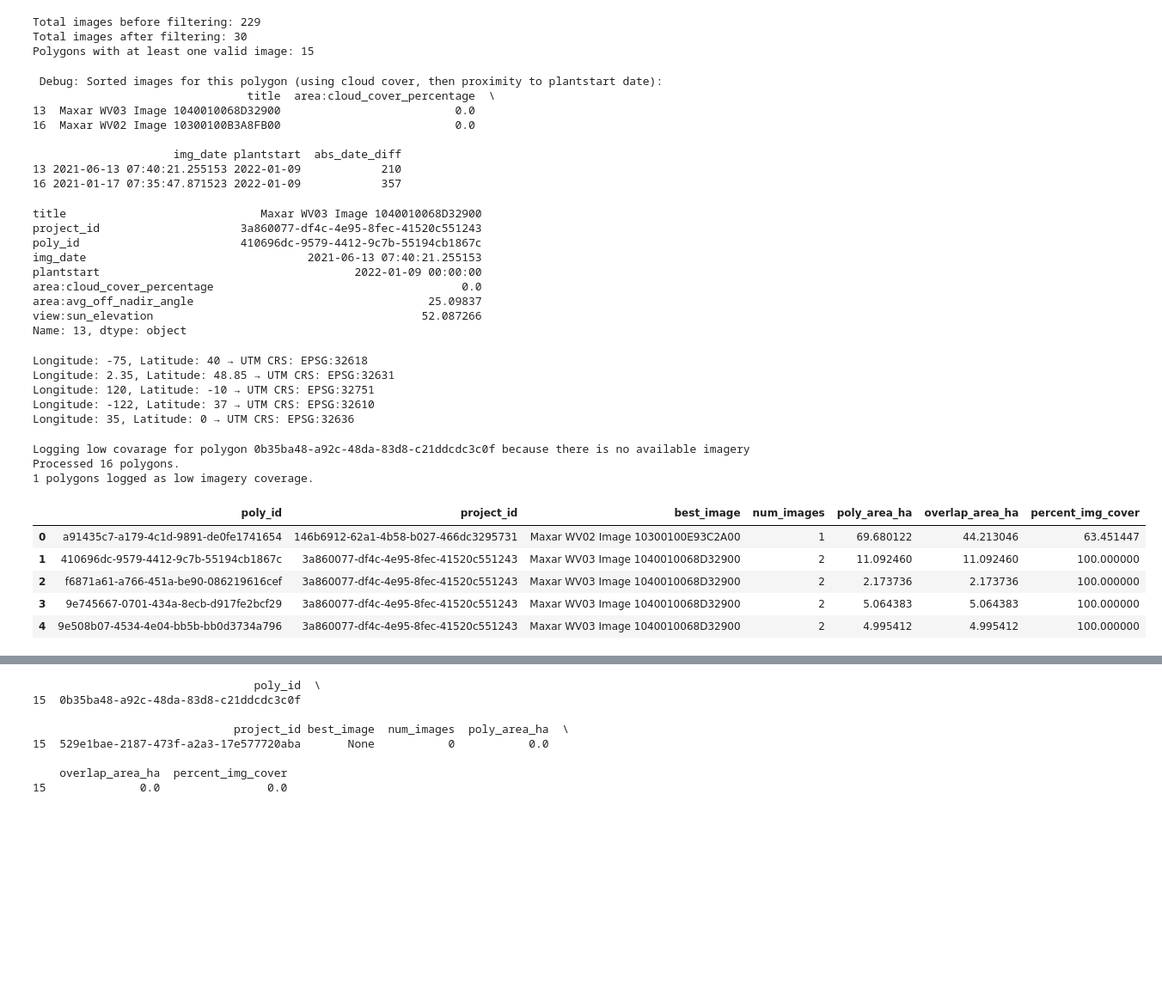
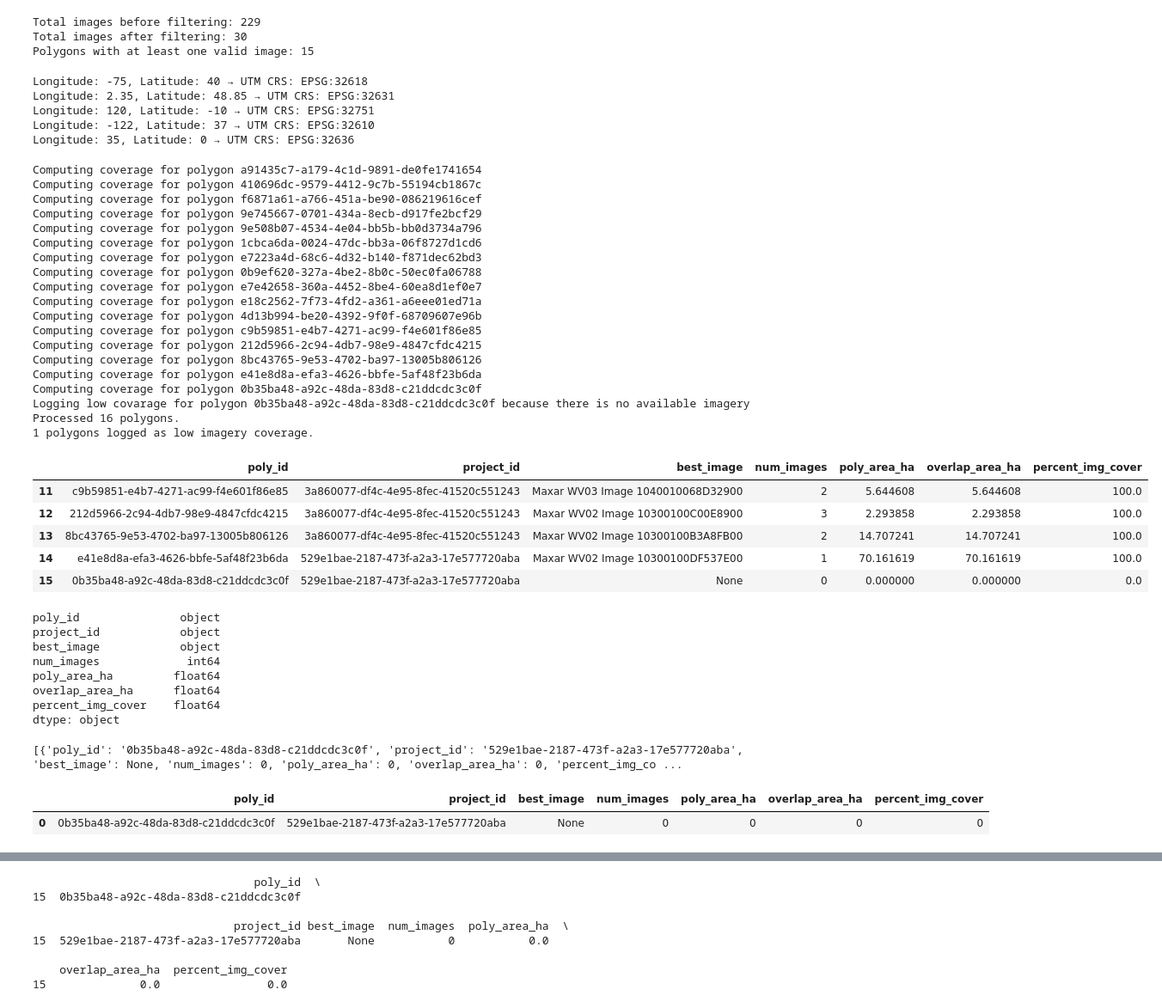
Before and after one commit to wri/decision-tree, a Jupyter notebook: notebooks/maxar_img_avail_SCRATCH_NEW.ipynb, the cells around one changed output, grey strips where cells are left out. Shown at 86% size. Drawn from its saved outputs; the diff is of its cells as text; code cells hidden in the pictures; blank space fills up the shorter version.

Commit message:
Finished testing full process of loading & preprocessing data, merging and filtering polygon + image data, and computing the % imagery coverage per polygon.

```diff
--- a/notebooks/maxar_img_avail_SCRATCH_NEW.ipynb
+++ b/notebooks/maxar_img_avail_SCRATCH_NEW.ipynb
@@ -504,32 +515,6 @@ img_gdf_filtered = filter_images(merged_gdf, filters, debug=True)
 Total images before filtering: 229
 Total images after filtering: 30
 Polygons with at least one valid image: 15
-# %%
-# Manually get images for a polygon
-example_best_image = get_best_image(example_poly_images, debug=True)
-# %% [output]
- Debug: Sorted images for this polygon (using cloud cover, then proximity to plantstart date):
-                                title  area:cloud_cover_percentage  \
-13  Maxar WV03 Image 1040010068D32900                          0.0
-16  Maxar WV02 Image 10300100B3A8FB00                          0.0
-
-                     img_date plantstart  abs_date_diff
-13 2021-06-13 07:40:21.255153 2022-01-09            210
-16 2021-01-17 07:35:47.871523 2022-01-09            357
-# %%
-# Test get_best_image to make sure sorting works correctly
-example_best_image[['title', 'project_id', 'poly_id', 'img_date', 'plantstart', 'area:cloud_cover_percentage',
-            'area:avg_off_nadir_angle', 'view:sun_elevation']]
-# %% [output]
-title                             Maxar WV03 Image 1040010068D32900
-project_id                     3a860077-df4c-4e95-8fec-41520c551243
-poly_id                        410696dc-9579-4412-9c7b-55194cb1867c
-img_date                                 2021-06-13 07:40:21.255153
-plantstart                                      2022-01-09 00:00:00
-area:cloud_cover_percentage                                     0.0
-area:avg_off_nadir_angle                                   25.09837
-view:sun_elevation                                        52.087266
-Name: 13, dtype: object
 # %%
 # Test cases: longitude, latitude → expected UTM zone and EPSG code
 test_coords = [
@@ -553,35 +538,71 @@ Longitude: 35, Latitude: 0 → UTM CRS: EPSG:32636
 # %%
 # TEST COMPUTE POLYGON IMAGE COVERAGE
 # Initialize storage for results & low-coverage polygons list
 low_img_coverage_log = []
 results = []
 
 # Iterate through all polygons and compute imagery coverage per polygon
 for poly_id, project_id in zip(poly_gdf['poly_id'], poly_gdf['project_id']):
     result = compute_polygon_image_coverage(poly_id, project_id, poly_gdf, img_gdf_filtered, low_img_coverage_log)
     #print("Low Image Coverage Log Contents:", low_img_coverage_log)
     results.append(result)
 
 # Convert the results to a DataFrame
 results_df = pd.DataFrame(results, columns=['poly_id', 'project_id', 'best_image', 'num_images',
                                             'poly_area_ha', 'overlap_area_ha', 'percent_img_cover'])
 
 # Convert low-coverage log to DataFrame
 low_coverage_polygons_df = pd.DataFrame(low_img_coverage_log)
 
 # Print summary
 print(f"Processed {len(results_df)} polygons.")
 print(f"{len(low_coverage_polygons_df)} polygons logged as low imagery coverage.")
 
-results_df.head()
+results_df.tail()
 # %% [output]
+Computing coverage for polygon a91435c7-a179-4c1d-9891-de0fe1741654
+Computing coverage for polygon 410696dc-9579-4412-9c7b-55194cb1867c
+Computing coverage for polygon f6871a61-a766-451a-be90-086219616cef
+Computing coverage for polygon 9e745667-0701-434a-8ecb-d917fe2bcf29
+Computing coverage for polygon 9e508b07-4534-4e04-bb5b-bb0d3734a796
+Computing coverage for polygon 1cbca6da-0024-47dc-bb3a-06f8727d1cd6
+Computing coverage for polygon e7223a4d-68c6-4d32-b140-f871dec62bd3
+Computing coverage for polygon 0b9ef620-327a-4be2-8b0c-50ec0fa06788
+Computing coverage for polygon e7e42658-360a-4452-8be4-60ea8d1ef0e7
+Computing coverage for polygon e18c2562-7f73-4fd2-a361-a6eee01ed71a
+Computing coverage for polygon 4d13b994-be20-4392-9f0f-68709607e96b
+Computing coverage for polygon c9b59851-e4b7-4271-ac99-f4e601f86e85
+Computing coverage for polygon 212d5966-2c94-4db7-98e9-4847cfdc4215
+Computing coverage for polygon 8bc43765-9e53-4702-ba97-13005b806126
+Computing coverage for polygon e41e8d8a-efa3-4626-bbfe-5af48f23b6da
+Computing coverage for polygon 0b35ba48-a92c-48da-83d8-c21ddcdc3c0f
 Logging low covarage for polygon 0b35ba48-a92c-48da-83d8-c21ddcdc3c0f because there is no available imagery
 Processed 16 polygons.
 1 polygons logged as low imagery coverage.
 |  | poly_id | project_id | best_image | num_images | poly_area_ha | overlap_area_ha | percent_img_cover |
-| 0 | a91435c7-a179-4c1d-9891-de0fe1741654 | 146b6912-62a1-4b58-b027-466dc3295731 | Maxar WV02 Image 10300100E93C2A00 | 1 | 69.680122 | 44.213046 | 63.451447 |
-| 1 | 410696dc-9579-4412-9c7b-55194cb1867c | 3a860077-df4c-4e95-8fec-41520c551243 | Maxar WV03 Image 1040010068D32900 | 2 | 11.092460 | 11.092460 | 100.000000 |
-| 2 | f6871a61-a766-451a-be90-086219616cef | 3a860077-df4c-4e95-8fec-41520c551243 | Maxar WV03 Image 1040010068D32900 | 2 | 2.173736 | 2.173736 | 100.000000 |
-| 3 | 9e745667-0701-434a-8ecb-d917fe2bcf29 | 3a860077-df4c-4e95-8fec-41520c551243 | Maxar WV03 Image 1040010068D32900 | 2 | 5.064383 | 5.064383 | 100.000000 |
-| 4 | 9e508b07-4534-4e04-bb5b-bb0d3734a796 | 3a860077-df4c-4e95-8fec-41520c551243 | Maxar WV03 Image 1040010068D32900 | 2 | 4.995412 | 4.995412 | 100.000000 |
+| 11 | c9b59851-e4b7-4271-ac99-f4e601f86e85 | 3a860077-df4c-4e95-8fec-41520c551243 | Maxar WV03 Image 1040010068D32900 | 2 | 5.644608 | 5.644608 | 100.0 |
+| 12 | 212d5966-2c94-4db7-98e9-4847cfdc4215 | 3a860077-df4c-4e95-8fec-41520c551243 | Maxar WV02 Image 10300100C00E8900 | 3 | 2.293858 | 2.293858 | 100.0 |
+| 13 | 8bc43765-9e53-4702-ba97-13005b806126 | 3a860077-df4c-4e95-8fec-41520c551243 | Maxar WV02 Image 10300100B3A8FB00 | 2 | 14.707241 | 14.707241 | 100.0 |
+| 14 | e41e8d8a-efa3-4626-bbfe-5af48f23b6da | 529e1bae-2187-473f-a2a3-17e577720aba | Maxar WV02 Image 10300100DF537E00 | 1 | 70.161619 | 70.161619 | 100.0 |
+| 15 | 0b35ba48-a92c-48da-83d8-c21ddcdc3c0f | 529e1bae-2187-473f-a2a3-17e577720aba | None | 0 | 0.000000 | 0.000000 | 0.0 |
+# %%
+print(results_df.dtypes)
+# %% [output]
+poly_id               object
+project_id            object
+best_image            object
+num_images             int64
+poly_area_ha         float64
+overlap_area_ha      float64
+percent_img_cover    float64
+dtype: object
+# %%
+print(low_img_coverage_log)
+# %% [output]
+[{'poly_id': '0b35ba48-a92c-48da-83d8-c21ddcdc3c0f', 'project_id': '529e1bae-2187-473f-a2a3-17e577720aba', 'best_image': None, 'num_images': 0, 'poly_area_ha': 0, 'overlap_area_ha': 0, 'percent_img_co ...
+# %%
+low_coverage_polygons_df.head()
+# %% [output]
+|  | poly_id | project_id | best_image | num_images | poly_area_ha | overlap_area_ha | percent_img_cover |
+| 0 | 0b35ba48-a92c-48da-83d8-c21ddcdc3c0f | 529e1bae-2187-473f-a2a3-17e577720aba | None | 0 | 0 | 0 | 0 |
 # %%
```
Also changed, not shown: parts of 9 cells of this notebook.
